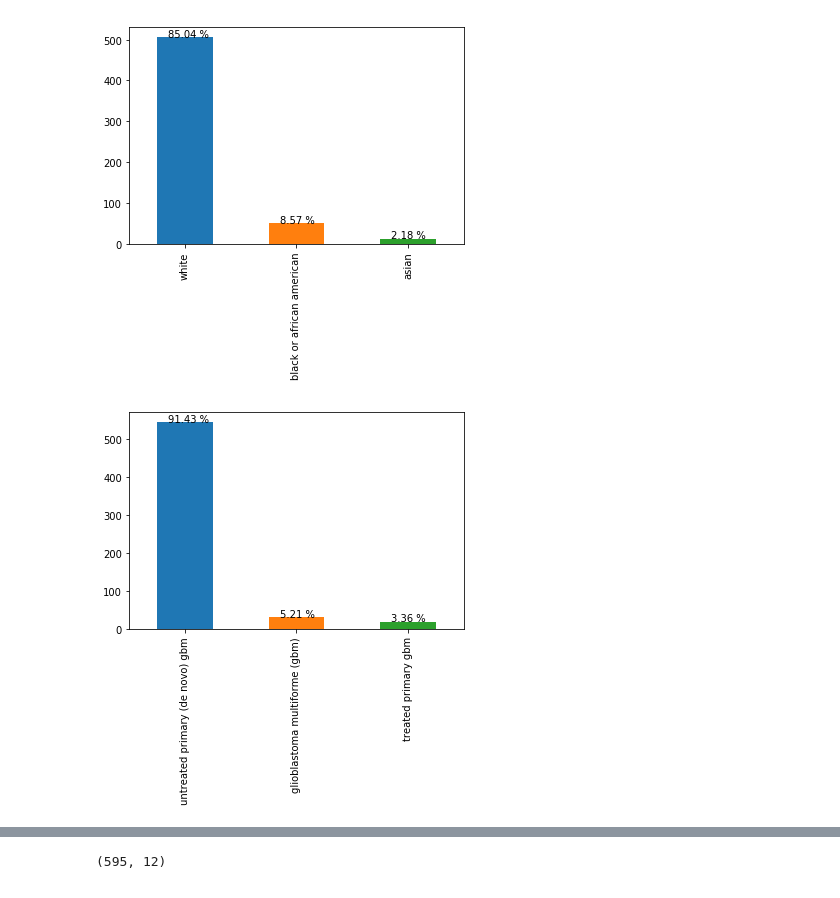
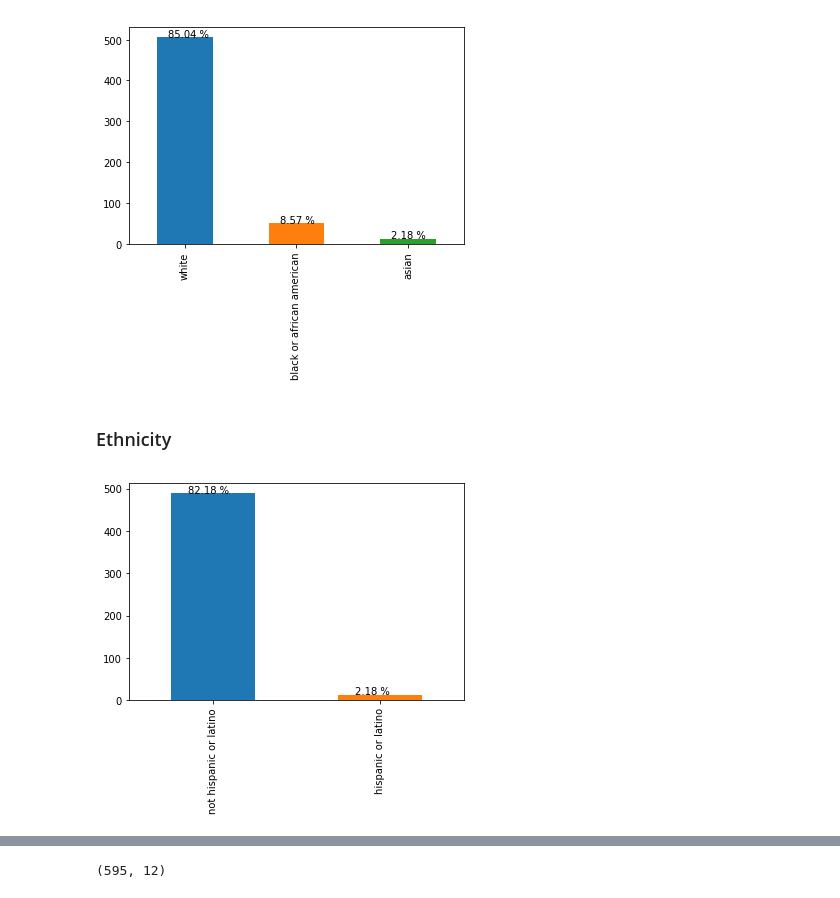
Before and after one commit to CamilaDuitama/MasterThesis, a Jupyter notebook: Data preparation.ipynb, the cells around one changed output, grey strips where cells are left out. Cells and saved outputs as stored; diff of their text form; code cells hidden in the pictures.

Commit message:
Add files via upload
Karnofsky Index Correction for the splitting + initial analysis of results

```diff
--- a/Data preparation.ipynb
+++ b/Data preparation.ipynb
@@ -68,11 +68,3 @@ clinical.head()
 | TCGA-06-5410 | 72 | 1 | 108.0 | NaN | brain | female | ... |
 # %%
 #Karnosfky performance score : How healthy a patient is
-# %%
-plot=clinical['histological_type'].value_counts().plot(kind="bar")
-perc=dict()
-total=clinical.shape[0]
-for p in plot.patches:
-    width, height = p.get_width(), p.get_height()
-    x, y = p.get_xy()
-    plot.annotate(str(round(height/total,4)*100)+" %", (x+0.1, y + height + 1))
@@ -80,0 +160,16 @@ for p in plot.patches:
+# %%
+label="date_of_initial_pathologic_diagnosis"
+mu=np.mean(clinical[label].dropna())
+sigma=np.std(clinical[label].dropna())
+num_bins = "auto"
+n, bins, patches = plt.hist(clinical[label].dropna(), num_bins, normed=1, facecolor='blue', alpha=0.5)
+
+# add a 'best fit' line
+
+y = mlab.normpdf(bins, mu, sigma)
+plt.plot(bins, y, 'r--')
+plt.title(r'Histogram of '+label+' : $\mu='+str(round(mu,3))+'$, $\sigma='+str(round(sigma,3))+'$')
+
+# Tweak spacing to prevent clipping of ylabel
+plt.subplots_adjust(left=0.15)
+plt.show()
@@ -90,0 +199,8 @@ for p in plot.patches:
+# %%
+plot=clinical['histological_type'].value_counts().plot(kind="bar")
+perc=dict()
+total=clinical.shape[0]
+for p in plot.patches:
+    width, height = p.get_width(), p.get_height()
+    x, y = p.get_xy()
+    plot.annotate(str(round((height/total)*100,2))+" %", (x+0.1, y + height + 1))
@@ -98,13 +218,15 @@ for p in plot.patches:
     plot.annotate(str(round((height/total)*100,2))+" %", (x+0.1, y + height + 1))
 # %% [output]
 [figure]
+# %% [markdown]
+### Ethnicity
 # %%
-plot=clinical['histological_type'].value_counts().plot(kind="bar")
+plot=clinical['ethnicity'].value_counts().plot(kind="bar")
 perc=dict()
 total=clinical.shape[0]
 for p in plot.patches:
     width, height = p.get_width(), p.get_height()
     x, y = p.get_xy()
     plot.annotate(str(round((height/total)*100,2))+" %", (x+0.1, y + height + 1))
 # %% [output]
-[figure, old version]
+[figure, new version]
```
Also changed, not shown: parts of 99 cells of this notebook.
